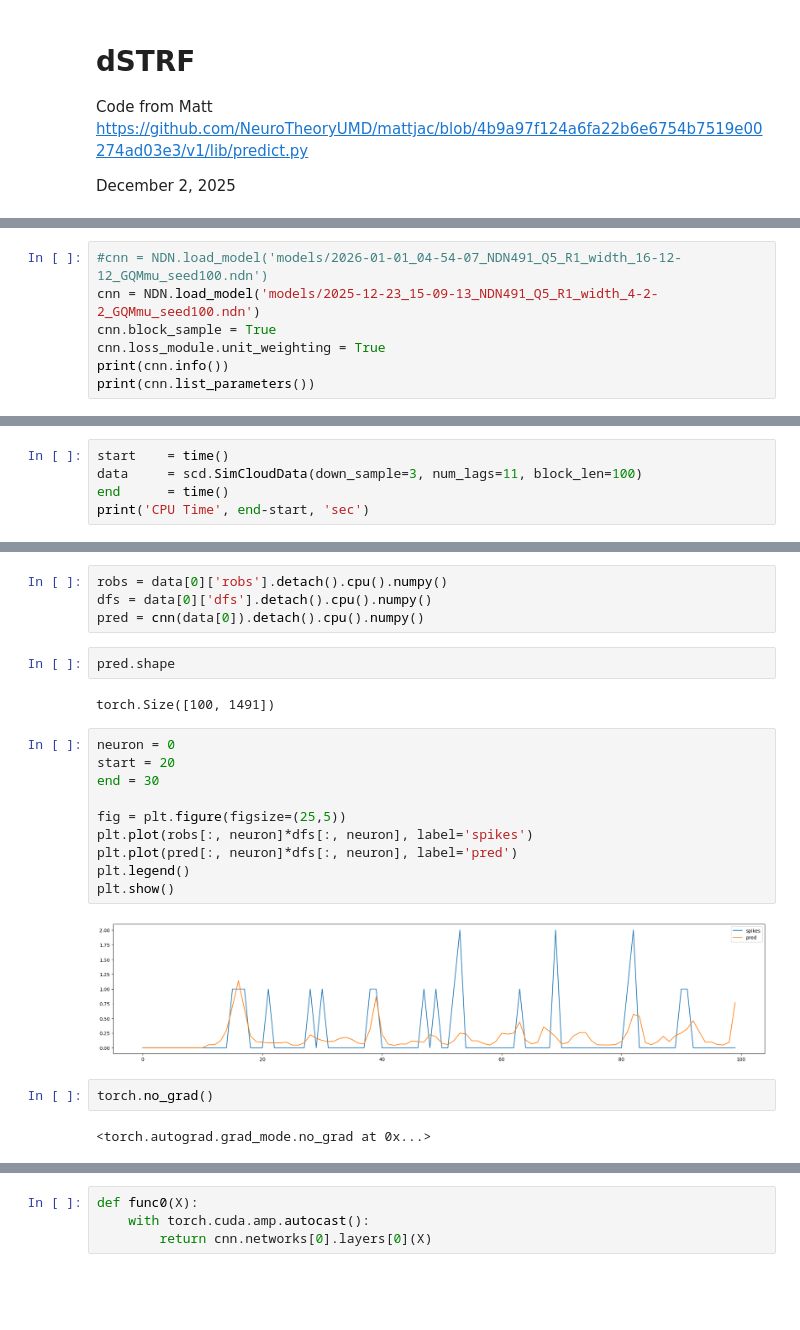
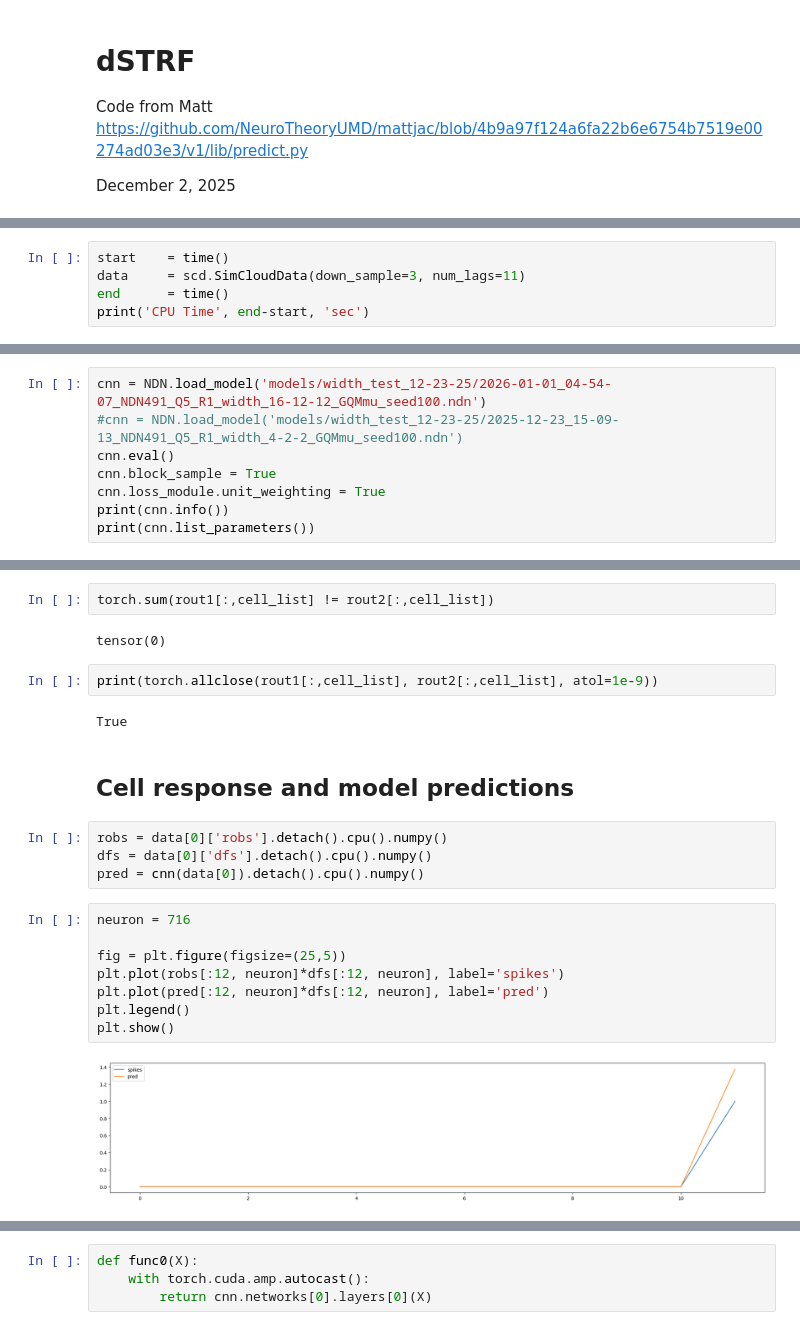
Before and after one commit to IsabelF98/Cloud_SynthData_Proj, a Jupyter notebook: dstrf.ipynb, the cells around one changed output, grey strips where cells are left out. Cells and saved outputs as stored; diff of their text form; blank space fills up the shorter version.

```diff
--- a/dstrf.ipynb
+++ b/dstrf.ipynb
@@ -25,8 +26 @@ Datadir: Antolik/
 Dirname: /home/ifernand/
-# %%
-#cnn = NDN.load_model('models/2026-01-01_04-54-07_NDN491_Q5_R1_width_16-12-12_GQMmu_seed100.ndn')
-cnn = NDN.load_model('models/2025-12-23_15-09-13_NDN491_Q5_R1_width_4-2-2_GQMmu_seed100.ndn')
-cnn.block_sample = True
-cnn.loss_module.unit_weighting = True
-print(cnn.info())
-print(cnn.list_parameters())
@@ -51,5 +29,5 @@ None
 # %%
 start    = time()
-data     = scd.SimCloudData(down_sample=3, num_lags=11, block_len=100)
+data     = scd.SimCloudData(down_sample=3, num_lags=11)
 end      = time()
 print('CPU Time', end-start, 'sec')
@@ -74,0 +51,8 @@ L = 40
+# %%
+cnn = NDN.load_model('models/width_test_12-23-25/2026-01-01_04-54-07_NDN491_Q5_R1_width_16-12-12_GQMmu_seed100.ndn')
+#cnn = NDN.load_model('models/width_test_12-23-25/2025-12-23_15-09-13_NDN491_Q5_R1_width_4-2-2_GQMmu_seed100.ndn')
+cnn.eval()
+cnn.block_sample = True
+cnn.loss_module.unit_weighting = True
+print(cnn.info())
+print(cnn.list_parameters())
@@ -75,24 +178,24 @@ L = 40
+# %%
+torch.sum(rout1[:,cell_list] != rout2[:,cell_list])
+# %% [output]
+tensor(0)
+# %%
+print(torch.allclose(rout1[:,cell_list], rout2[:,cell_list], atol=1e-9))
+# %% [output]
+True
+# %% [markdown]
+## Cell response and model predictions
 # %%
 robs = data[0]['robs'].detach().cpu().numpy()
 dfs = data[0]['dfs'].detach().cpu().numpy()
 pred = cnn(data[0]).detach().cpu().numpy()
-# %%
-pred.shape
-# %% [output]
-torch.Size([100, 1491])
 # %%
-neuron = 0
-start = 20
-end = 30
+neuron = 716
 
 fig = plt.figure(figsize=(25,5))
-plt.plot(robs[:, neuron]*dfs[:, neuron], label='spikes')
-plt.plot(pred[:, neuron]*dfs[:, neuron], label='pred')
+plt.plot(robs[:12, neuron]*dfs[:12, neuron], label='spikes')
+plt.plot(pred[:12, neuron]*dfs[:12, neuron], label='pred')
 plt.legend()
 plt.show()
 # %% [output]
-[figure, old version]
+[figure, new version]
-# %%
-torch.no_grad()
-# %% [output]
-<torch.autograd.grad_mode.no_grad at 0x...>
```
Also changed, not shown: parts of 97 cells of this notebook, 1 other file.
